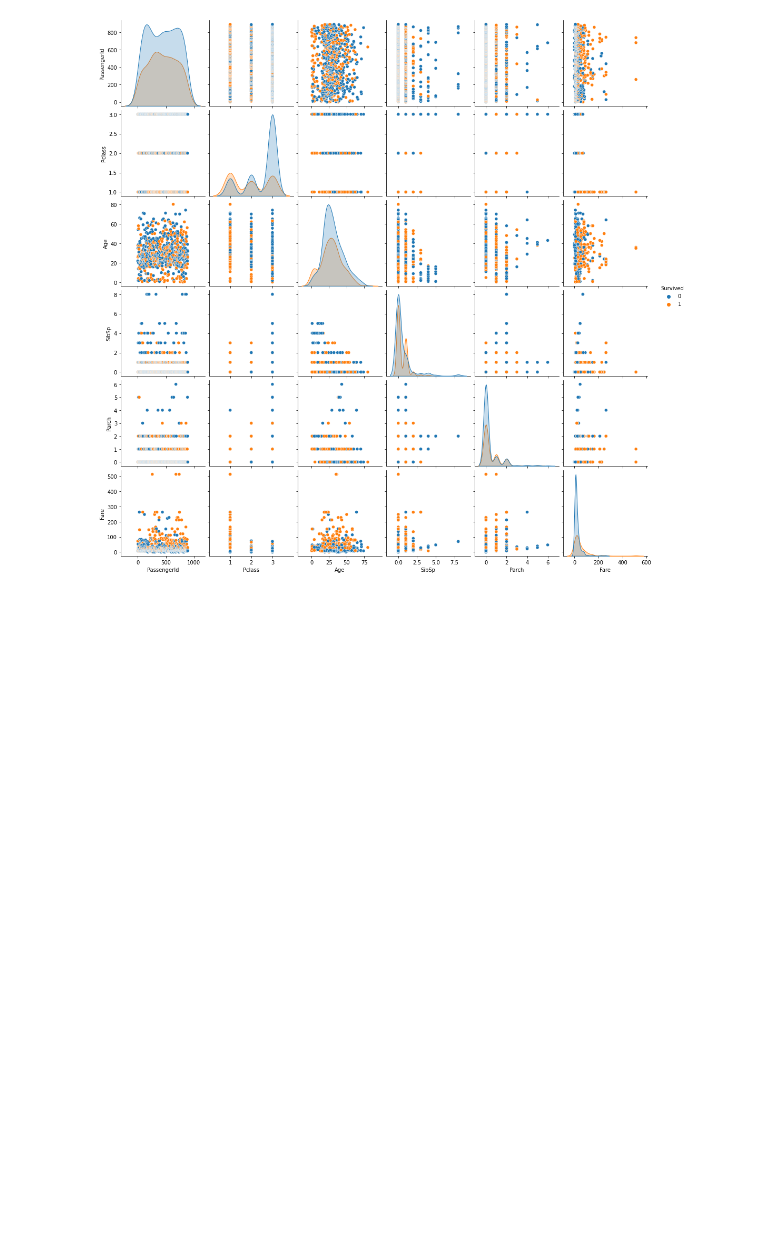
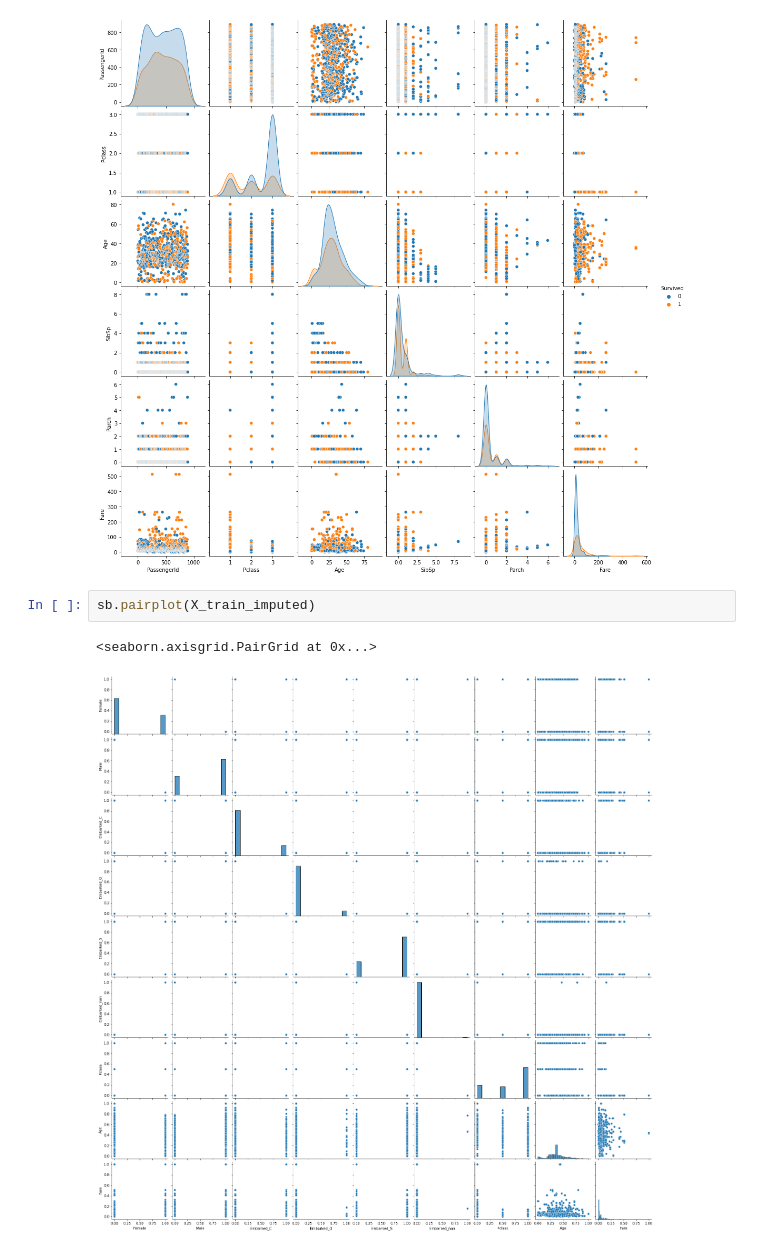
Before and after one commit to awatterson06/Kaggle, a Jupyter notebook: titanic-comp-exp.ipynb, the cells around one changed output. Drawn from its saved outputs; the diff is of its cells as text; blank space fills up the shorter version.

```diff
--- a/titanic-comp-exp.ipynb
+++ b/titanic-comp-exp.ipynb
@@ -220,3 +248,8 @@ sb.pairplot(train_df, hue='Survived')
 # %% [output]
 <seaborn.axisgrid.PairGrid at 0x...>
 [figure]
+# %%
+sb.pairplot(X_train_imputed)
+# %% [output]
+<seaborn.axisgrid.PairGrid at 0x...>
+[figure, added]
```
Also changed, not shown: parts of 2 cells of this notebook.
